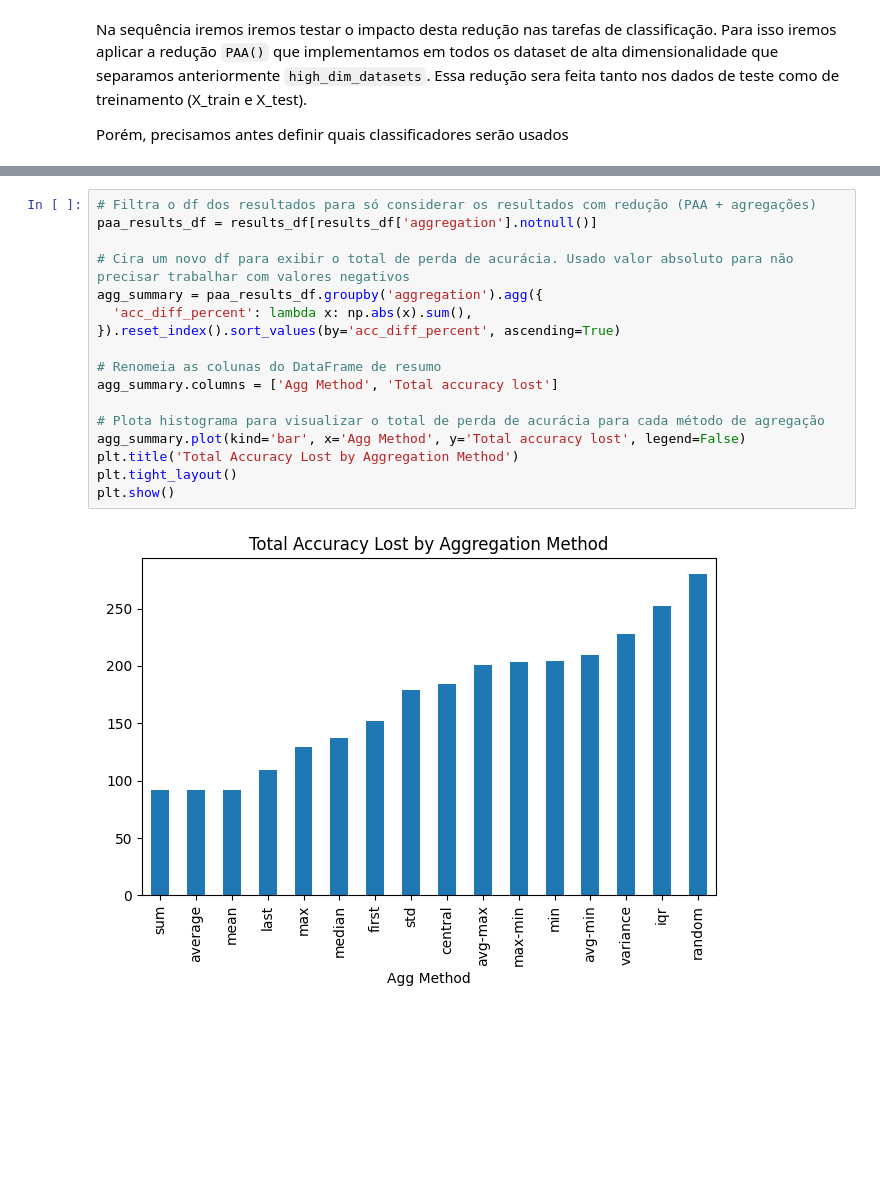
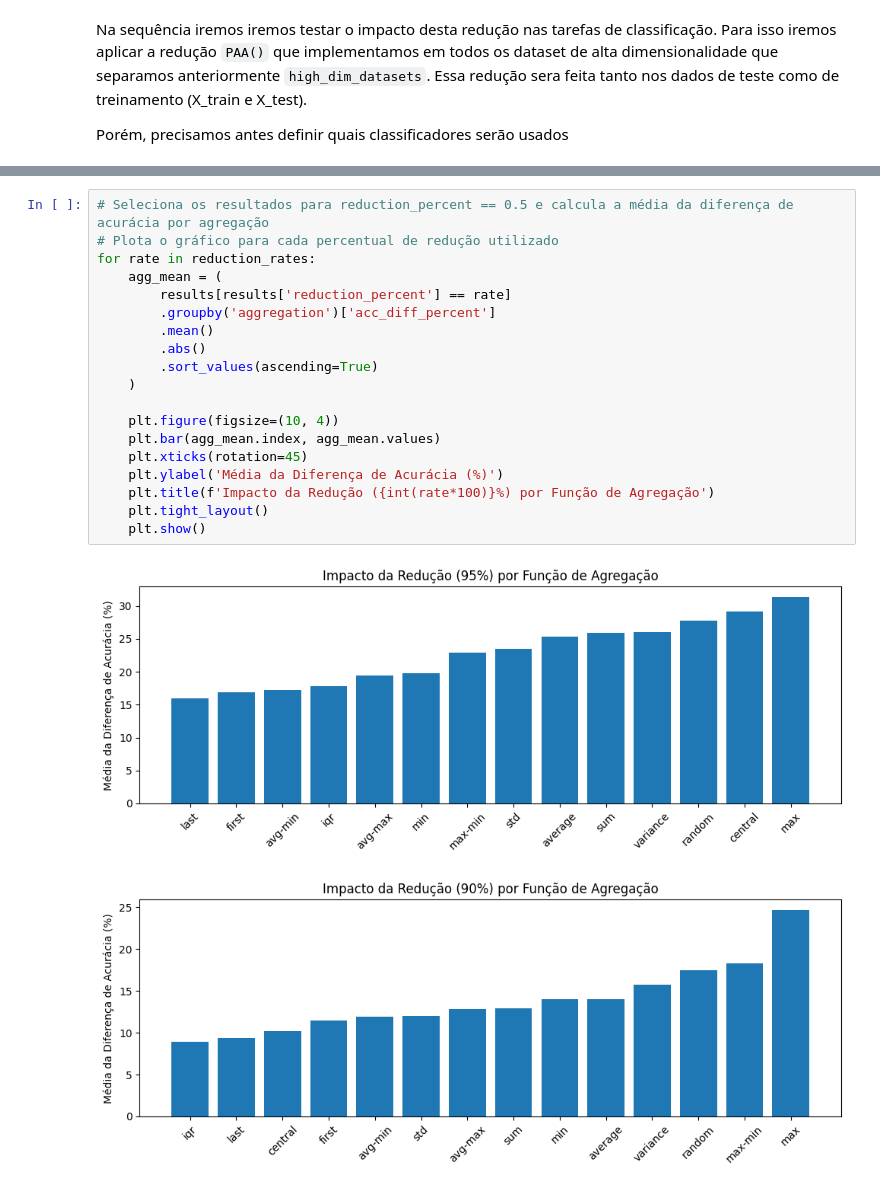
Before and after one commit to MoroFernando/time-series-dimensionality-reduction, a Jupyter notebook: main.ipynb, the cells around one changed output, grey strips where cells are left out. Saved outputs shown, nothing was run; the diff lists cells and outputs as text; blank space fills up the shorter version.

```diff
--- a/main.ipynb
+++ b/main.ipynb
@@ -452,19 +387,22 @@ print(results_df)
-# %%
-# Filtra o df dos resultados para só considerar os resultados com redução (PAA + agregações)
-paa_results_df = results_df[results_df['aggregation'].notnull()]
-
-# Cira um novo df para exibir o total de perda de acurácia. Usado valor absoluto para não precisar trabalhar com valores negativos
-agg_summary = paa_results_df.groupby('aggregation').agg({
-  'acc_diff_percent': lambda x: np.abs(x).sum(),
-}).reset_index().sort_values(by='acc_diff_percent', ascending=True)
-
-# Renomeia as colunas do DataFrame de resumo
-agg_summary.columns = ['Agg Method', 'Total accuracy lost']
-
-# Plota histograma para visualizar o total de perda de acurácia para cada método de agregação
-agg_summary.plot(kind='bar', x='Agg Method', y='Total accuracy lost', legend=False)
-plt.title('Total Accuracy Lost by Aggregation Method')
-plt.tight_layout()
-plt.show()
-# %% [output]
-[figure, removed]
+# %%
+# Seleciona os resultados para reduction_percent == 0.5 e calcula a média da diferença de acurácia por agregação
+# Plota o gráfico para cada percentual de redução utilizado
+for rate in reduction_rates:
+    agg_mean = (
+        results[results['reduction_percent'] == rate]
+        .groupby('aggregation')['acc_diff_percent']
+        .mean()
+        .abs()
+        .sort_values(ascending=True)
+    )
+
+    plt.figure(figsize=(10, 4))
+    plt.bar(agg_mean.index, agg_mean.values)
+    plt.xticks(rotation=45)
+    plt.ylabel('Média da Diferença de Acurácia (%)')
+    plt.title(f'Impacto da Redução ({int(rate*100)}%) por Função de Agregação')
+    plt.tight_layout()
+    plt.show()
+# %% [output]
+[figure, added]
+[figure, added]
```
Also changed, not shown: parts of 13 cells of this notebook, 3 other files.
